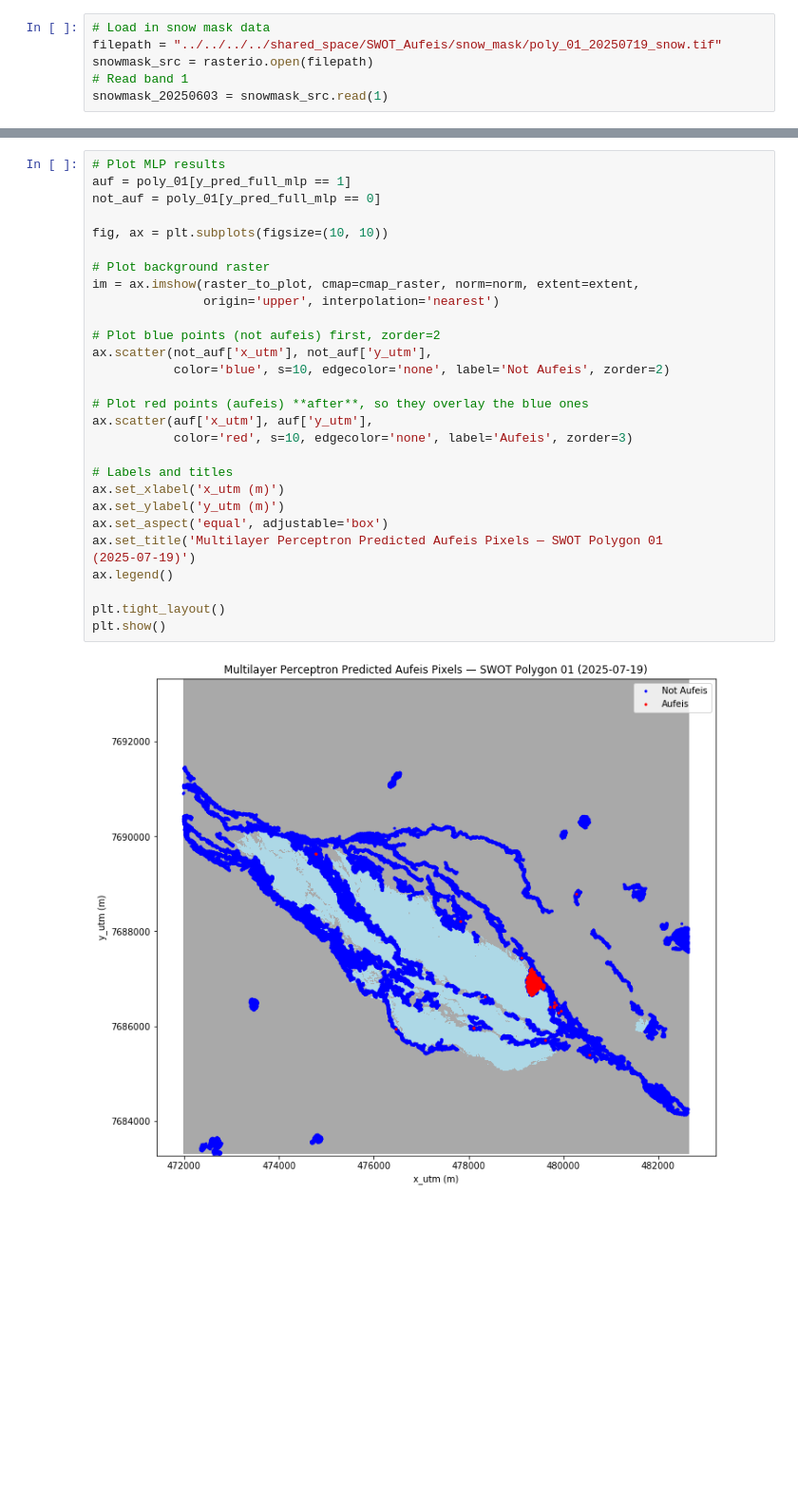
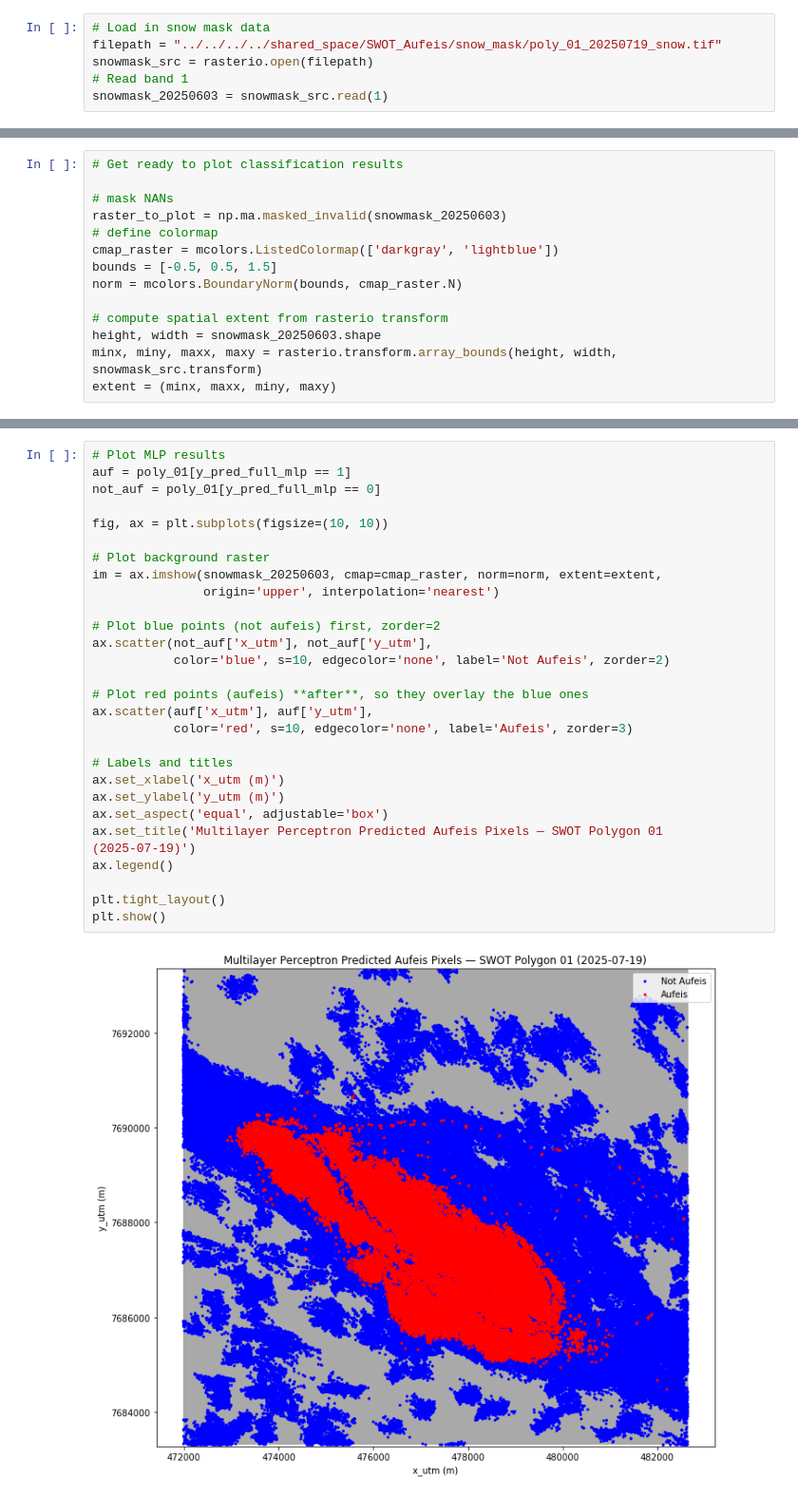
Before and after one commit to mlmac-seid/SWOT-aufeis, a Jupyter notebook: 3.1_classification-algorithms.ipynb, the cells around one changed output, grey strips where cells are left out. Shown at 95% size. Drawn from its saved outputs; the diff is of its cells as text; blank space fills up the shorter version.

Commit message:
plots with not overfiltered data

```diff
--- a/3.1_classification-algorithms.ipynb
+++ b/3.1_classification-algorithms.ipynb
@@ -82,3 +82,17 @@ Multilayer Perceptron Accuracy: 0.9256348918528545
+# %%
+# Get ready to plot classification results
+
+# mask NANs
+raster_to_plot = np.ma.masked_invalid(snowmask_20250603)
+# define colormap
+cmap_raster = mcolors.ListedColormap(['darkgray', 'lightblue'])
+bounds = [-0.5, 0.5, 1.5]
+norm = mcolors.BoundaryNorm(bounds, cmap_raster.N)
+
+# compute spatial extent from rasterio transform
+height, width = snowmask_20250603.shape
+minx, miny, maxx, maxy = rasterio.transform.array_bounds(height, width, snowmask_src.transform)
+extent = (minx, maxx, miny, maxy)
 # %%
 # Plot Random Forest results
 auf = poly_01[y_pred_full == 1]
@@ -142,30 +156,30 @@ plt.show()
 # %%
 # Plot MLP results
 auf = poly_01[y_pred_full_mlp == 1]
 not_auf = poly_01[y_pred_full_mlp == 0]
 
 fig, ax = plt.subplots(figsize=(10, 10))
 
 # Plot background raster
-im = ax.imshow(raster_to_plot, cmap=cmap_raster, norm=norm, extent=extent,
+im = ax.imshow(snowmask_20250603, cmap=cmap_raster, norm=norm, extent=extent,
                origin='upper', interpolation='nearest')
 
 # Plot blue points (not aufeis) first, zorder=2
 ax.scatter(not_auf['x_utm'], not_auf['y_utm'],
            color='blue', s=10, edgecolor='none', label='Not Aufeis', zorder=2)
 
 # Plot red points (aufeis) **after**, so they overlay the blue ones
 ax.scatter(auf['x_utm'], auf['y_utm'],
            color='red', s=10, edgecolor='none', label='Aufeis', zorder=3)
 
 # Labels and titles
 ax.set_xlabel('x_utm (m)')
 ax.set_ylabel('y_utm (m)')
 ax.set_aspect('equal', adjustable='box')
 ax.set_title('Multilayer Perceptron Predicted Aufeis Pixels — SWOT Polygon 01 (2025‑07‑19)')
 ax.legend()
 
 plt.tight_layout()
 plt.show()
 # %% [output]
-[figure, old version]
+[figure, new version]
```
Also changed, not shown: parts of 5 cells of this notebook.
